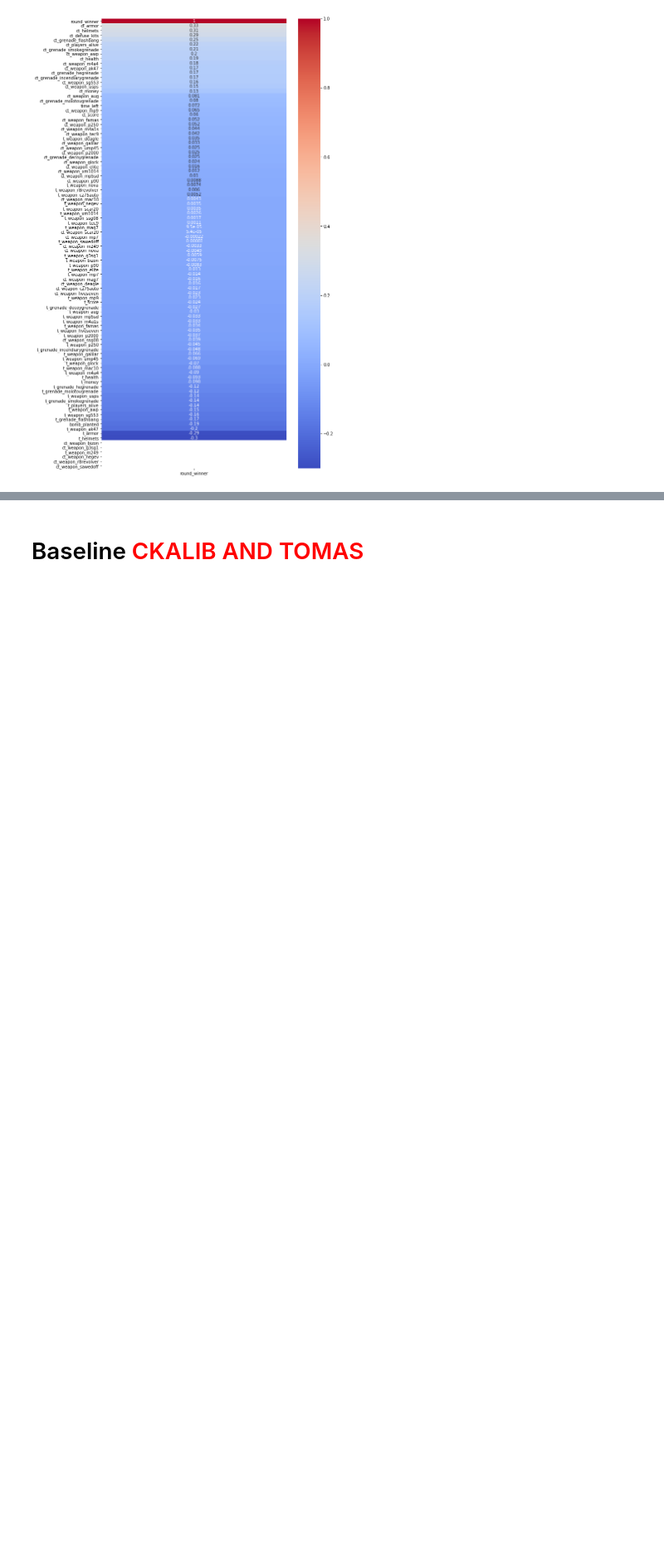
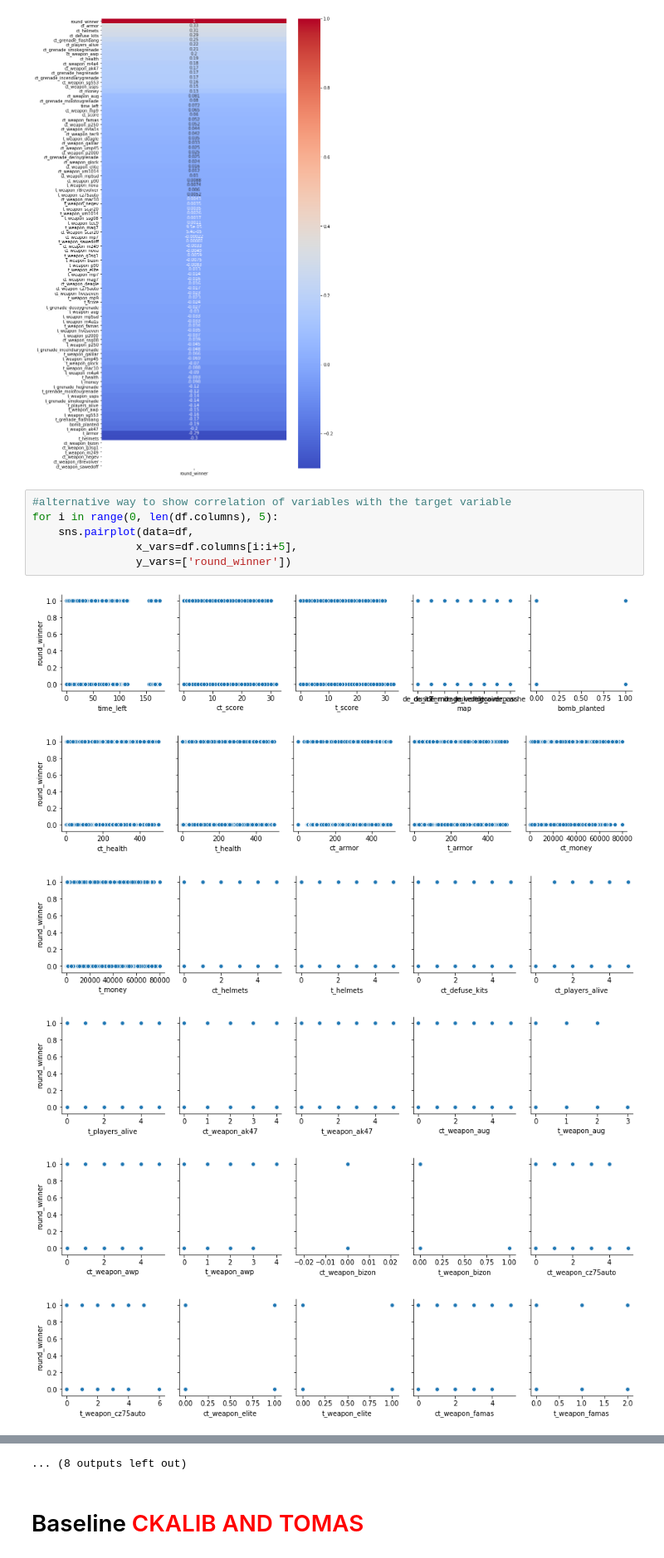
Before and after one commit to jacksomeone-92/ML2_Group_B, a Jupyter notebook: GroupB_CounterStrikeGO.ipynb, the cells around one changed output, grey strips where cells are left out. Shown: that part at 83% size. Saved outputs shown, nothing was run; the diff lists cells and outputs as text; blank space fills up the shorter version.

Commit message:
update on corr plots

```diff
--- a/GroupB_CounterStrikeGO.ipynb
+++ b/GroupB_CounterStrikeGO.ipynb
@@ -521,3 +521,16 @@ sns.heatmap(covars[['round_winner']].sort_values(by=['round_winner'],ascending =
 # %% [output]
 <matplotlib.axes._subplots.AxesSubplot at 0x...>
 [figure]
+# %%
+#alternative way to show correlation of variables with the target variable
+for i in range(0, len(df.columns), 5):
+    sns.pairplot(data=df,
+                x_vars=df.columns[i:i+5],
+                y_vars=['round_winner'])
+# %% [output]
+[figure, added]
+[figure, added]
+[figure, added]
+[figure, added]
+[figure, added]
+[figure, added]
@@ -524,3 +543,4 @@ sns.heatmap(covars[['round_winner']].sort_values(by=['round_winner'],ascending =
+... (8 outputs left out)
 # %% [markdown]
 # Baseline <font color=red>CKALIB AND TOMAS</font>
 # %% [markdown]
```
Also changed, not shown: parts of 1 cell of this notebook.
